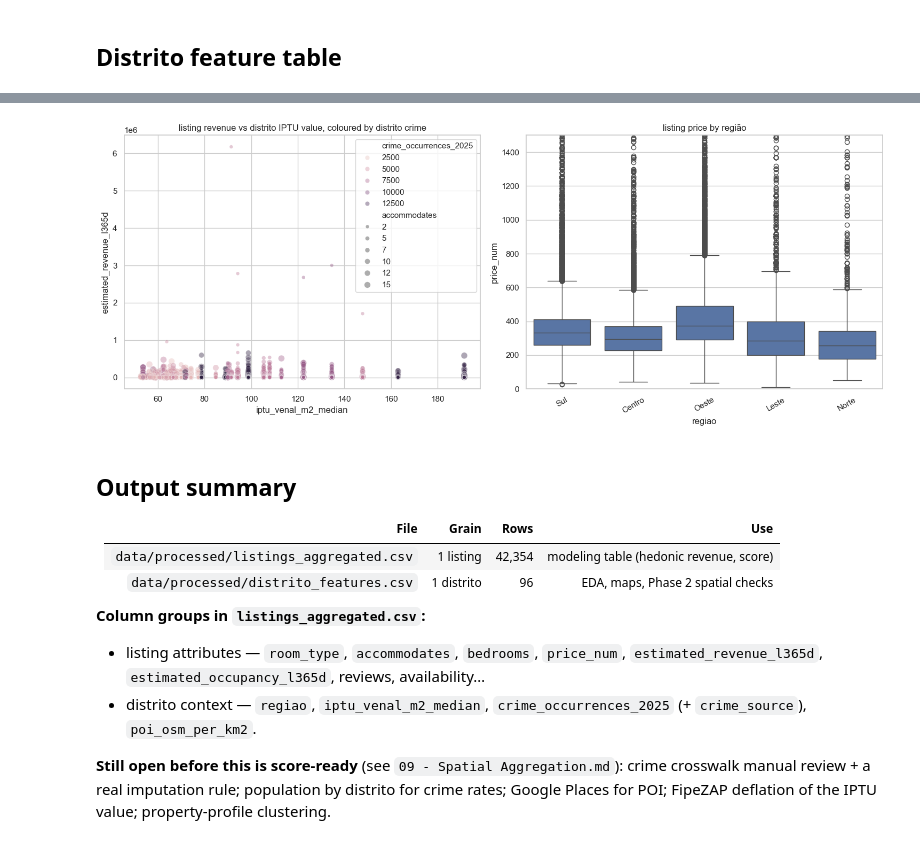
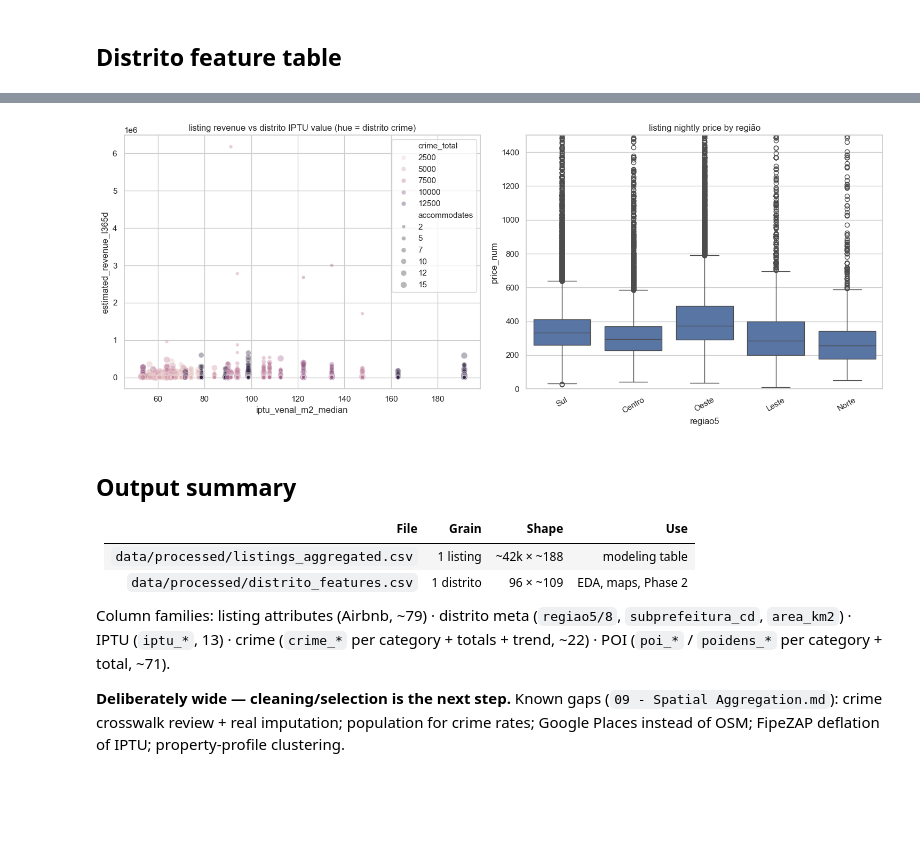
Before and after one commit to YusukeHayashibara/Property-pricing-for-Airbnb, a Jupyter notebook: notebooks/aggregation.ipynb, the cells around one changed output, grey strips where cells are left out. Saved outputs shown, nothing was run; the diff lists cells and outputs as text; code cells hidden in the pictures; blank space fills up the shorter version.

```diff
--- a/notebooks/aggregation.ipynb
+++ b/notebooks/aggregation.ipynb
@@ -22,6 +20,7 @@ from pathlib import Path
 import numpy as np
 import pandas as pd
 import geopandas as gpd
+import requests
 import matplotlib.pyplot as plt
 import seaborn as sns
 
@@ -36,4 +35,8 @@ PROC = Path("../data/processed"); PROC.mkdir(parents=True, exist_ok=True)
 def norm(s):
     s = unicodedata.normalize("NFKD", str(s)).encode("ascii", "ignore").decode()
     return " ".join(s.upper().split())
+
+def slug(s):
+    s = unicodedata.normalize("NFKD", str(s)).encode("ascii", "ignore").decode().lower()
+    return "".join(ch if ch.isalnum() else "_" for ch in s).strip("_").replace("__", "_")
 # %% [markdown]
@@ -154,18 +222,16 @@ feat.head()
 # %%
-li = pd.read_csv(RAW / "Airbnb" / "listings.csv", low_memory=False)
+EMPTY = ['neighborhood_overview', 'host_since', 'host_response_time', 'host_response_rate',
+         'host_acceptance_rate', 'host_thumbnail_url', 'host_neighbourhood',
+         'host_total_listings_count', 'host_verifications', 'neighbourhood',
+         'calendar_updated', 'license', 'instant_bookable']
+li = pd.read_csv(RAW / "Airbnb" / "listings.csv", low_memory=False).drop(columns=EMPTY)
+li["price_num"] = li["price"].replace(r"[\$,]", "", regex=True).astype(float)
 li["distrito"] = li["neighbourhood_cleansed"].map(norm)
-li["price_num"] = li["price"].replace(r"[\$,]", "", regex=True).astype(float)
 
-COLS = ["id", "name", "neighbourhood_cleansed", "neighbourhood_group_cleansed",
-        "latitude", "longitude", "room_type", "property_type", "accommodates",
-        "bedrooms", "bathrooms_text", "beds", "price_num", "minimum_nights",
-        "availability_365", "number_of_reviews", "review_scores_rating",
-        "estimated_occupancy_l365d", "estimated_revenue_l365d", "distrito"]
-COLS = [c for c in COLS if c in li.columns]
-
-lm = li[COLS].merge(feat.reset_index(), on="distrito", how="left")
+lm = li.merge(feat.reset_index(), on="distrito", how="left")
 lm.to_csv(PROC / "listings_aggregated.csv", index=False)
-print(f"{lm.shape[0]:,} listings x {lm.shape[1]} cols | "
-      f"distrito features attached: {lm['crime_occurrences_2025'].notna().mean()*100:.1f}%")
-lm.head(4)
+print(f"listings_aggregated: {lm.shape[0]:,} rows x {lm.shape[1]} cols "
+      f"({li.shape[1]} listing + {feat.shape[1]} distrito)")
+print(f"distrito features attached: {lm['crime_total'].notna().mean()*100:.1f}%")
+lm.groupby("crime_source").size()
 # %% [output]
@@ -192,30 +258,28 @@ dtype: int64
 # %%
-fig, axes = plt.subplots(1, 2, figsize=(15, 6))
-sns.scatterplot(data=lm[lm["estimated_revenue_l365d"] > 0],
-                x="iptu_venal_m2_median", y="estimated_revenue_l365d",
-                hue="crime_occurrences_2025", size="accommodates",
-                alpha=0.4, ax=axes[0], legend="brief")
-axes[0].set_title("listing revenue vs distrito IPTU value, coloured by distrito crime")
-sns.boxplot(data=lm, x="regiao", y="price_num", ax=axes[1])
-axes[1].set_ylim(0, 1500); axes[1].set_title("listing price by região"); axes[1].tick_params(axis="x", rotation=30)
+fig, ax = plt.subplots(1, 2, figsize=(15, 6))
+d = lm[lm["estimated_revenue_l365d"] > 0]
+sns.scatterplot(data=d, x="iptu_venal_m2_median", y="estimated_revenue_l365d",
+                hue="crime_total", size="accommodates", alpha=0.35, ax=ax[0], legend="brief")
+ax[0].set_title("listing revenue vs distrito IPTU value (hue = distrito crime)")
+sns.boxplot(data=lm, x="regiao5", y="price_num", ax=ax[1])
+ax[1].set_ylim(0, 1500); ax[1].tick_params(axis="x", rotation=30)
+ax[1].set_title("listing nightly price by região")
 plt.tight_layout(); plt.show()
 # %% [output]
-[figure, old version]
+[figure, new version]
 # %% [markdown]
 ## Output summary
 
-| File | Grain | Rows | Use |
+| File | Grain | Shape | Use |
 |---|---|---|---|
-| `data/processed/listings_aggregated.csv` | 1 listing | 42,354 | modeling table (hedonic revenue, score) |
-| `data/processed/distrito_features.csv` | 1 distrito | 96 | EDA, maps, Phase 2 spatial checks |
+| `data/processed/listings_aggregated.csv` | 1 listing | ~42k × ~188 | modeling table |
+| `data/processed/distrito_features.csv` | 1 distrito | 96 × ~109 | EDA, maps, Phase 2 |
 
-**Column groups in `listings_aggregated.csv`:**
-- listing attributes — `room_type`, `accommodates`, `bedrooms`, `price_num`,
-  `estimated_revenue_l365d`, `estimated_occupancy_l365d`, reviews, availability…
-- distrito context — `regiao`, `iptu_venal_m2_median`, `crime_occurrences_2025`
-  (+ `crime_source`), `poi_osm_per_km2`.
+Column families: listing attributes (Airbnb, ~79) · distrito meta (`regiao5/8`,
+`subprefeitura_cd`, `area_km2`) · IPTU (`iptu_*`, 13) · crime (`crime_*` per category +
+totals + trend, ~22) · POI (`poi_*` / `poidens_*` per category + total, ~71).
 
-**Still open before this is score-ready** (see `09 - Spatial Aggregation.md`):
-crime crosswalk manual review + a real imputation rule; population by distrito for
-crime rates; Google Places for POI; FipeZAP deflation of the IPTU value; property-profile
+**Deliberately wide — cleaning/selection is the next step.** Known gaps
+(`09 - Spatial Aggregation.md`): crime crosswalk review + real imputation; population
+for crime rates; Google Places instead of OSM; FipeZAP deflation of IPTU; property-profile
 clustering.
```
Also changed, not shown: parts of 18 cells of this notebook, 2 other files.
